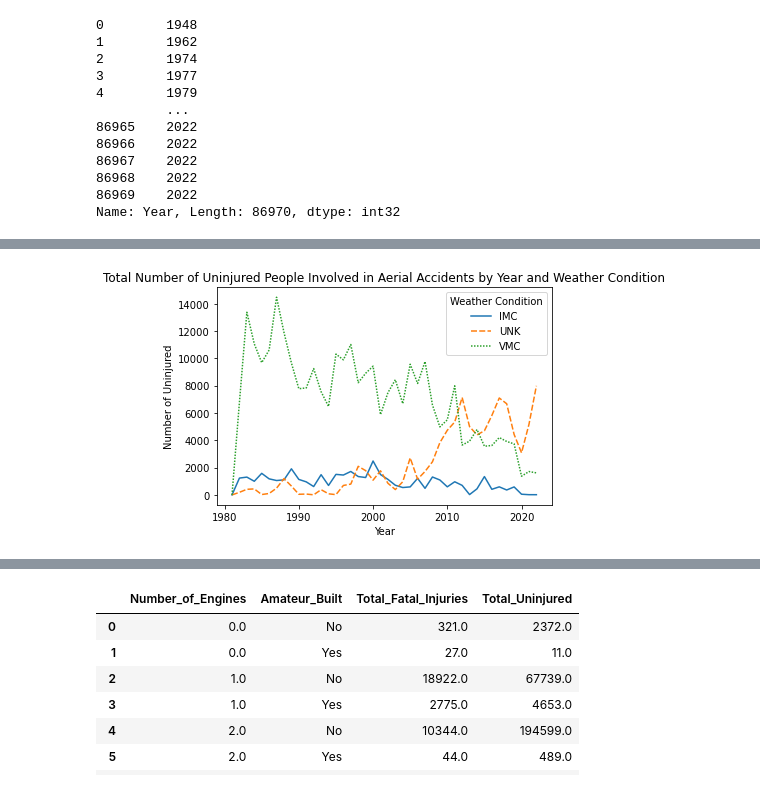
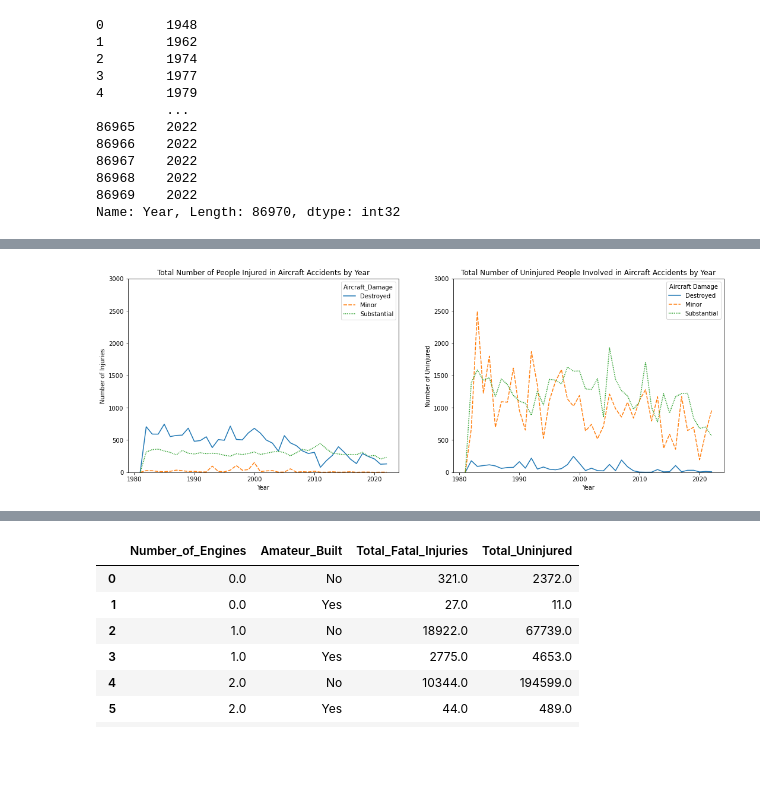
Before and after one commit to chrismiley87/aircraft-safety-analysis, a Jupyter notebook: notebook.ipynb, the cells around one changed output, grey strips where cells are left out. Cells and saved outputs as stored; diff of their text form; code cells hidden in the pictures; blank space fills up the shorter version.

Commit message:
Finished Notebook Graphs

```diff
--- a/notebook.ipynb
+++ b/notebook.ipynb
@@ -1159,10 +1121,19 @@ aircraft_df['Year']
 86969    2022
 Name: Year, Length: 86970, dtype: int32
 # %%
-#group the data into a frame containing Year, Weather_Condition, Total_Fatal_Injuries, Total_Serious_Injuries, Total_Minor_Injuries, Total_Uninjured
-injured_grouped_df = aircraft_df.groupby(['Year', 'Weather_Condition']).agg({'Total_Fatal_Injuries': 'sum', 'Total_Serious_Injuries': 'sum', 'Total_Minor_Injuries': 'sum', 'Total_Uninjured': 'sum'}).reset_index()
+#group the data into a frame containing Year, Weather_Condition, Aircraft_Damage, Total_Fatal_Injuries, Total_Serious_Injuries, Total_Minor_Injuries, Total_Uninjured
+injured_grouped_df = aircraft_df.groupby(['Year', 'Weather_Condition', 'Aircraft_Damage']).agg({'Total_Fatal_Injuries': 'sum', 'Total_Serious_Injuries': 'sum', 'Total_Minor_Injuries': 'sum', 'Total_Uninjured': 'sum'}).reset_index()
+
+#convert the year to an integer type
 injured_grouped_df.Year = injured_grouped_df.Year.astype(int)
+
+#filter out entries prior to 1980
 injured_grouped_df = injured_grouped_df[injured_grouped_df.Year >= 1980]
+
+#create another column Total_Injuries that combines the three Injuries columns
+injured_grouped_df['Total_Injuries'] = injured_grouped_df[['Total_Fatal_Injuries', 'Total_Serious_Injuries', 'Total_Minor_Injuries']].sum(axis=1)
+
+#reset the index
 injured_grouped_df = injured_grouped_df.reset_index(drop=True)
 injured_grouped_df
 # %% [output]
@@ -1189,0 +1153,4 @@ import seaborn as sns
+# %%
+# Filter the DataFrame to exclude Unknown from Aircraft_Damage
+injured_grouped_filtered_df = injured_grouped_df[injured_grouped_df['Aircraft_Damage'] != 'Unknown']
+injured_grouped_filtered_df.Aircraft_Damage.value_counts(dropna=False)
@@ -1203,17 +1208,35 @@ plt.show()
 # %%
+#create a plot for two separate graphs
+fig, (ax1, ax2) = plt.subplots(1, 2, figsize=(18, 6))
+
 # Create a pivot table to reshape the data
-uninjured_pivot_df = injured_grouped_df.pivot_table(index='Year', columns='Weather_Condition', values='Total_Uninjured', fill_value=0)
+injured_pivot_df = injured_grouped_filtered_df.pivot_table(index='Year', columns='Aircraft_Damage', values='Total_Injuries', fill_value=0)
+uninjured_pivot_df = injured_grouped_filtered_df.pivot_table(index='Year', columns='Aircraft_Damage', values='Total_Uninjured', fill_value=0)
 
-# Create a line plot using Seaborn
-sns.lineplot(data=uninjured_pivot_df)
+# Create a Total Injuries line plot using Seaborn
+sns.lineplot(data=injured_pivot_df, ax=ax1)
 
-# Set the x-axis label and title
-plt.xlabel('Year')
-plt.ylabel('Number of Uninjured')
-plt.title('Total Number of Uninjured People Involved in Aerial Accidents by Year and Weather Condition')
+# Set the labels and title
+ax1.set_xlabel('Year')
+ax1.set_ylabel('Number of Injuries')
+ax1.set_title('Total Number of People Injured in Aircraft Accidents by Year')
+
+#set the y lim
+ax1.set_ylim(0, 3000)
+
+# Create a Total Uninjured line plot using Seaborn
+sns.lineplot(data=uninjured_pivot_df, ax=ax2)
+
+# Set the labels and title
+ax2.set_xlabel('Year')
+ax2.set_ylabel('Number of Uninjured')
+ax2.set_title('Total Number of Uninjured People Involved in Aircraft Accidents by Year')
+
+#set the y lim
+ax2.set_ylim(0, 3000)
 
 # Display the legend and show the plot
-plt.legend(title='Weather Condition')
+plt.legend(title='Aircraft Damage')
 plt.show()
 # %% [output]
-[figure, old version]
+[figure, new version]
```
Also changed, not shown: parts of 41 cells of this notebook.
